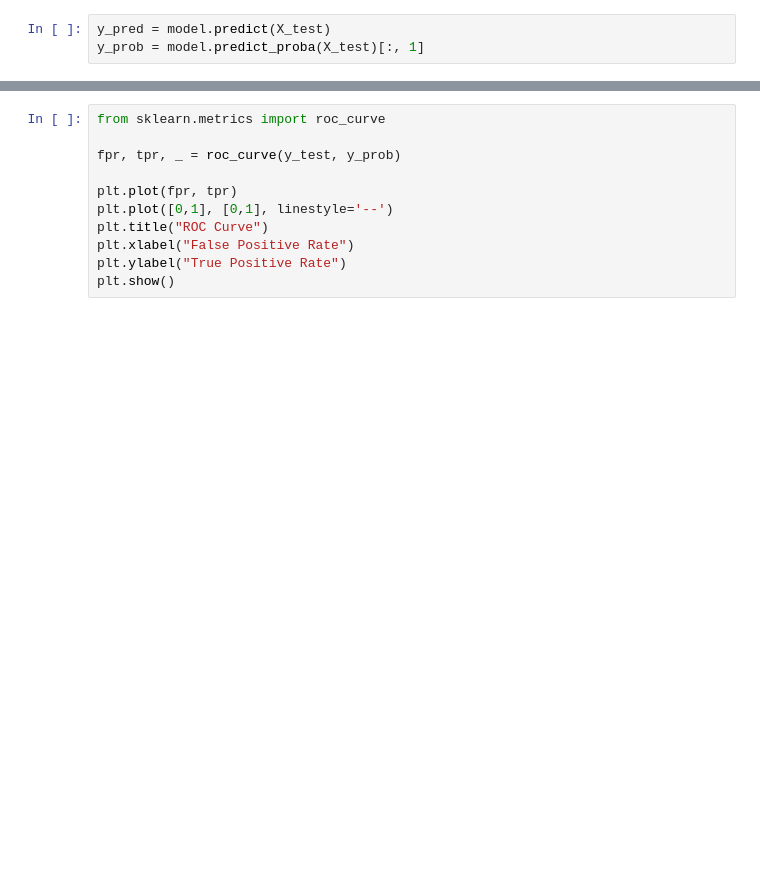
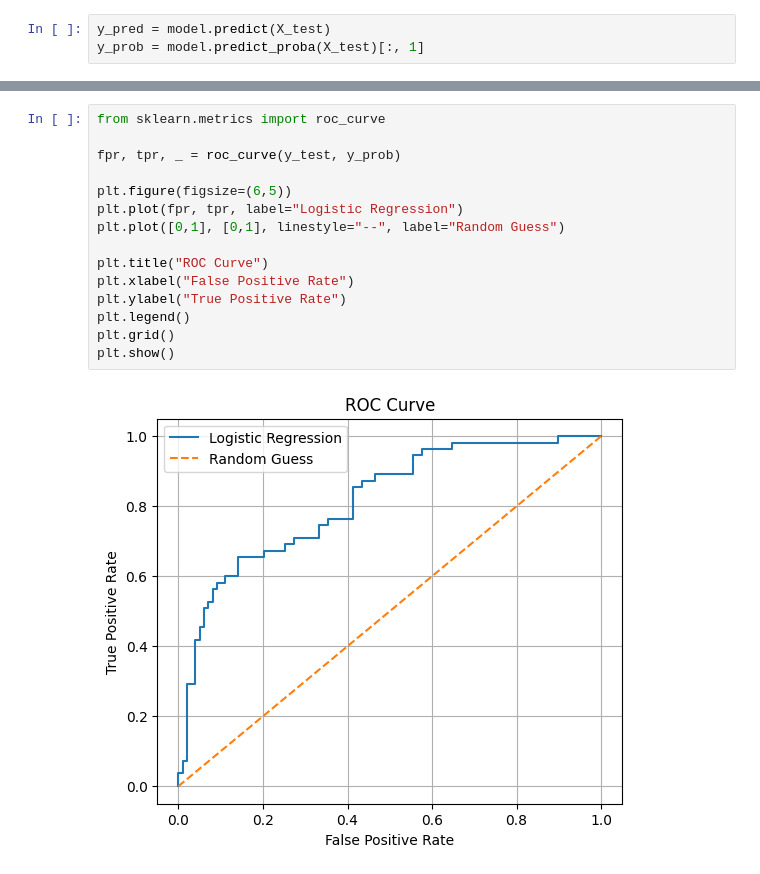
Before and after one commit to hridibazaman03/220142_Logistic, a Jupyter notebook: 220142_LogisticRegression.ipynb, the cells around one changed output, grey strips where cells are left out. Saved outputs shown, nothing was run; the diff lists cells and outputs as text; blank space fills up the shorter version.

```diff
--- a/220142_LogisticRegression.ipynb
+++ b/220142_LogisticRegression.ipynb
@@ -108,14 +99,20 @@ AUC: 0.6002136083266341
 # %%
 from sklearn.metrics import roc_curve
 
 fpr, tpr, _ = roc_curve(y_test, y_prob)
 
-plt.plot(fpr, tpr)
-plt.plot([0,1], [0,1], linestyle='--')
+plt.figure(figsize=(6,5))
+plt.plot(fpr, tpr, label="Logistic Regression")
+plt.plot([0,1], [0,1], linestyle="--", label="Random Guess")
+
 plt.title("ROC Curve")
 plt.xlabel("False Positive Rate")
 plt.ylabel("True Positive Rate")
+plt.legend()
+plt.grid()
 plt.show()
+# %% [output]
+[figure, added]
 # %%
 results = pd.DataFrame({
     "Actual": y_test.values[:10],
```
Also changed, not shown: parts of 13 cells of this notebook.
